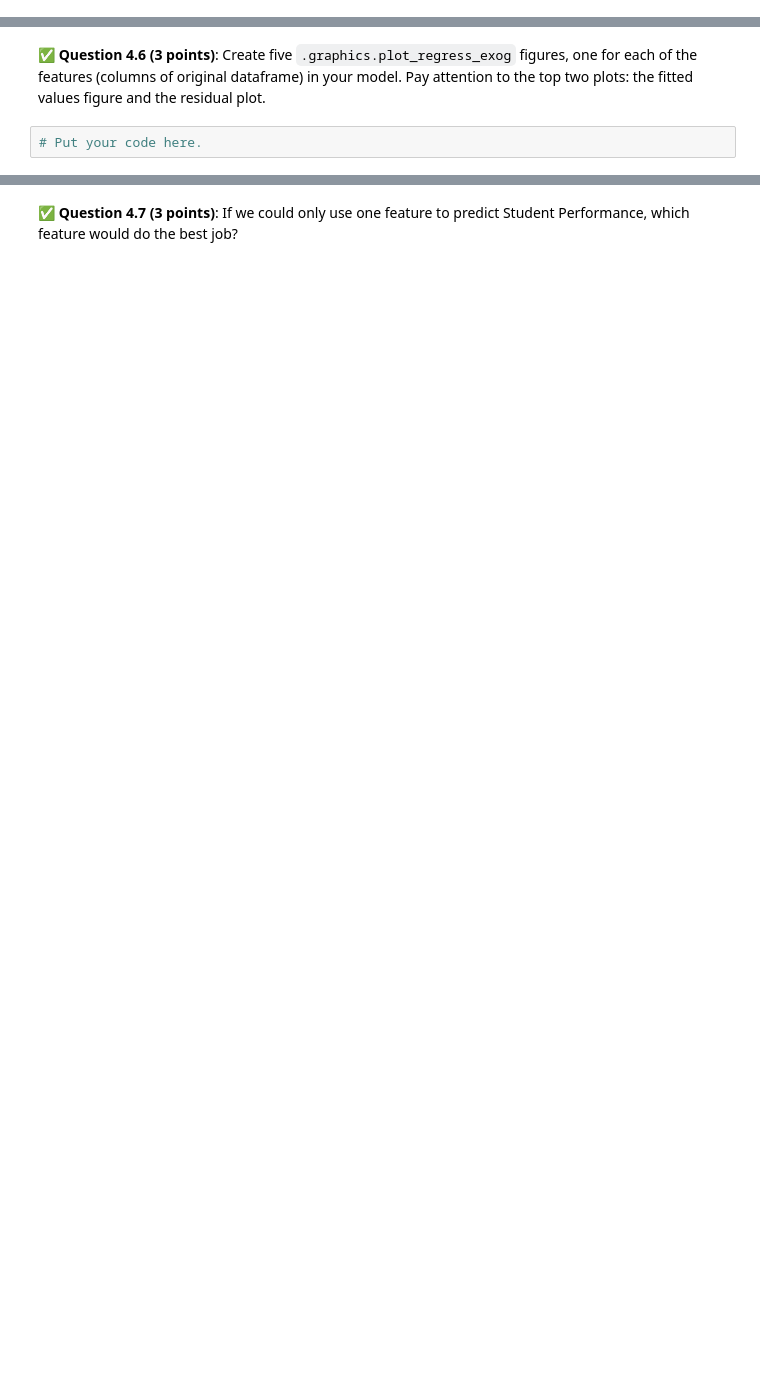
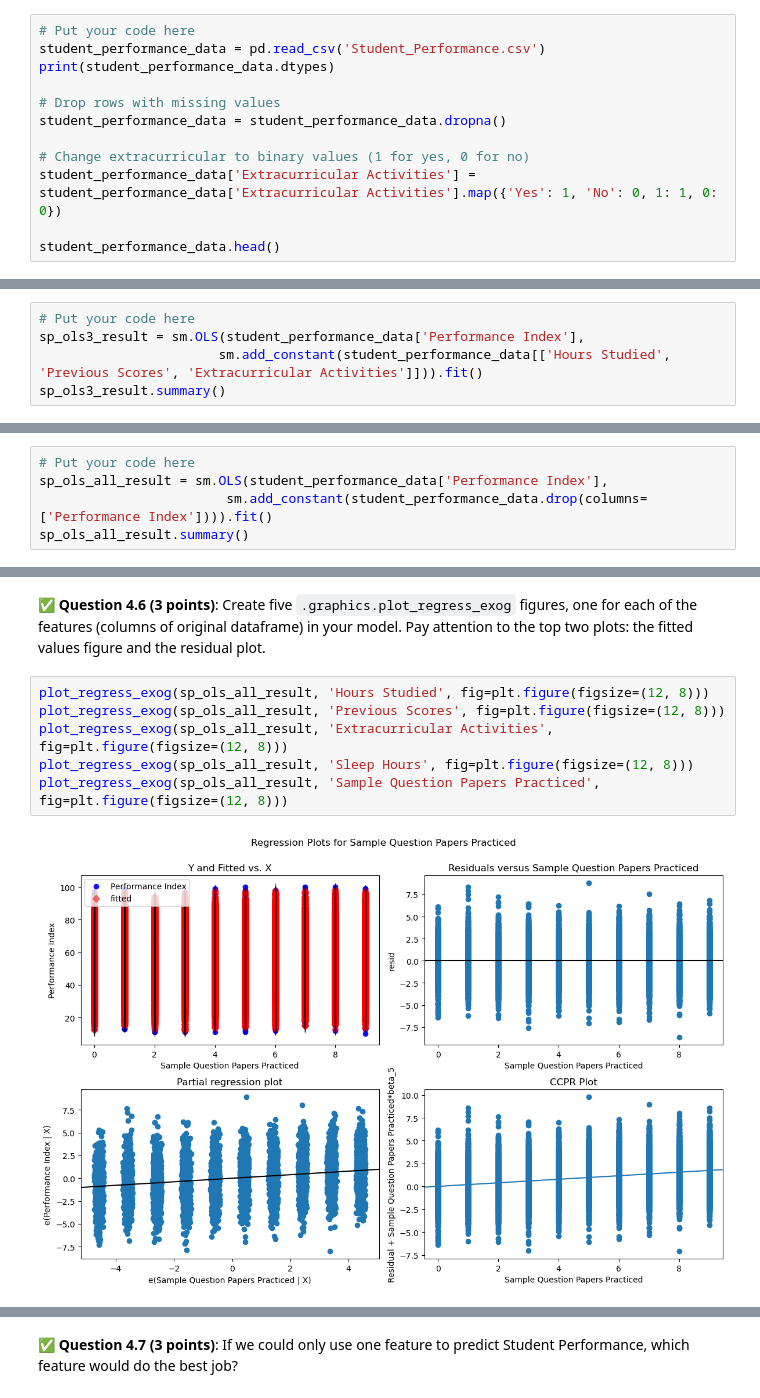
Before and after one commit to ze-ntsh/cmse202-s25-turnin, a Jupyter notebook: hw-03/HW-03_Regression-S25-NITISH MAINDOLIYA.ipynb, the cells around one changed output, grey strips where cells are left out. Saved outputs shown, nothing was run; the diff lists cells and outputs as text; blank space fills up the shorter version.

```diff
--- a/hw-03/HW-03_Regression-S25-NITISH MAINDOLIYA.ipynb
+++ b/hw-03/HW-03_Regression-S25-NITISH MAINDOLIYA.ipynb
@@ -230,0 +229,12 @@ First, download and read in this synthetic dataset of Student Performance. `http
+# %%
+# Put your code here
+student_performance_data = pd.read_csv('Student_Performance.csv')
+print(student_performance_data.dtypes)
+
+# Drop rows with missing values
+student_performance_data = student_performance_data.dropna()
+
+# Change extracurricular to binary values (1 for yes, 0 for no)
+student_performance_data['Extracurricular Activities'] = student_performance_data['Extracurricular Activities'].map({'Yes': 1, 'No': 0, 1: 1, 0: 0})
+
+student_performance_data.head()
@@ -234,0 +257,5 @@ First, download and read in this synthetic dataset of Student Performance. `http
+# %%
+# Put your code here
+sp_ols3_result = sm.OLS(student_performance_data['Performance Index'],
+                       sm.add_constant(student_performance_data[['Hours Studied', 'Previous Scores', 'Extracurricular Activities']])).fit()
+sp_ols3_result.summary()
@@ -246,0 +295,5 @@ First, download and read in this synthetic dataset of Student Performance. `http
+# %%
+# Put your code here
+sp_ols_all_result = sm.OLS(student_performance_data['Performance Index'],
+                        sm.add_constant(student_performance_data.drop(columns=['Performance Index']))).fit()
+sp_ols_all_result.summary()
@@ -251,4 +329,10 @@ First, download and read in this synthetic dataset of Student Performance. `http
 # %% [markdown]
 &#9989;  **Question 4.6 (3 points)**: Create five `.graphics.plot_regress_exog` figures, one for each of the features (columns of original dataframe) in your model. Pay attention to the top two plots: the fitted values figure and the residual plot.
-# %%
-# Put your code here.
+# %%
+plot_regress_exog(sp_ols_all_result, 'Hours Studied', fig=plt.figure(figsize=(12, 8)))
+plot_regress_exog(sp_ols_all_result, 'Previous Scores', fig=plt.figure(figsize=(12, 8)))
+plot_regress_exog(sp_ols_all_result, 'Extracurricular Activities', fig=plt.figure(figsize=(12, 8)))
+plot_regress_exog(sp_ols_all_result, 'Sleep Hours', fig=plt.figure(figsize=(12, 8)))
+plot_regress_exog(sp_ols_all_result, 'Sample Question Papers Practiced', fig=plt.figure(figsize=(12, 8)))
+# %% [output]
+[figure, added]
```
Also changed, not shown: parts of 14 cells of this notebook, 1 other file.
